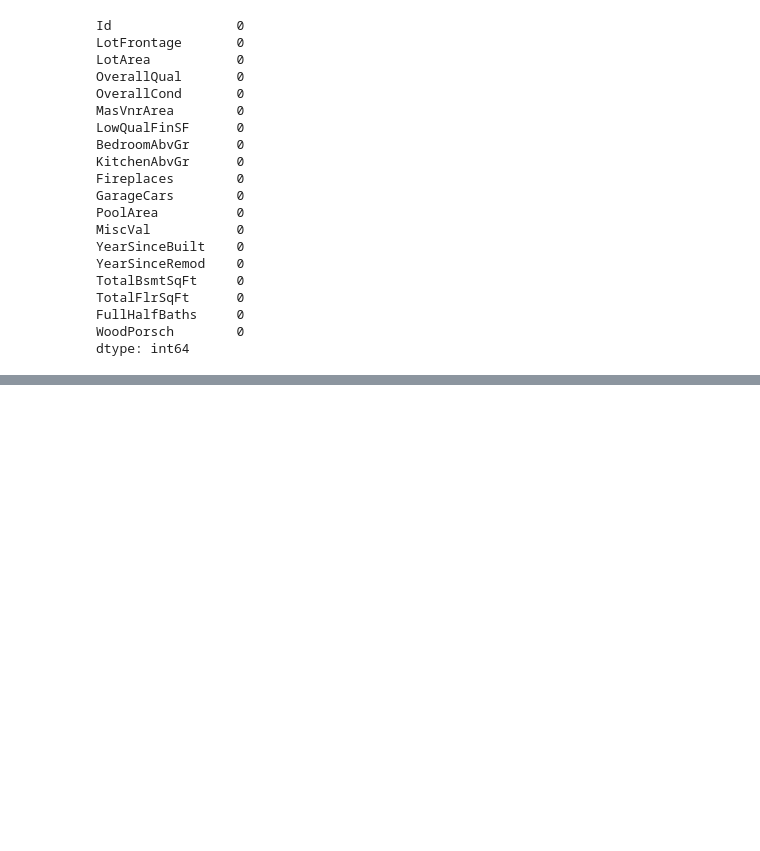
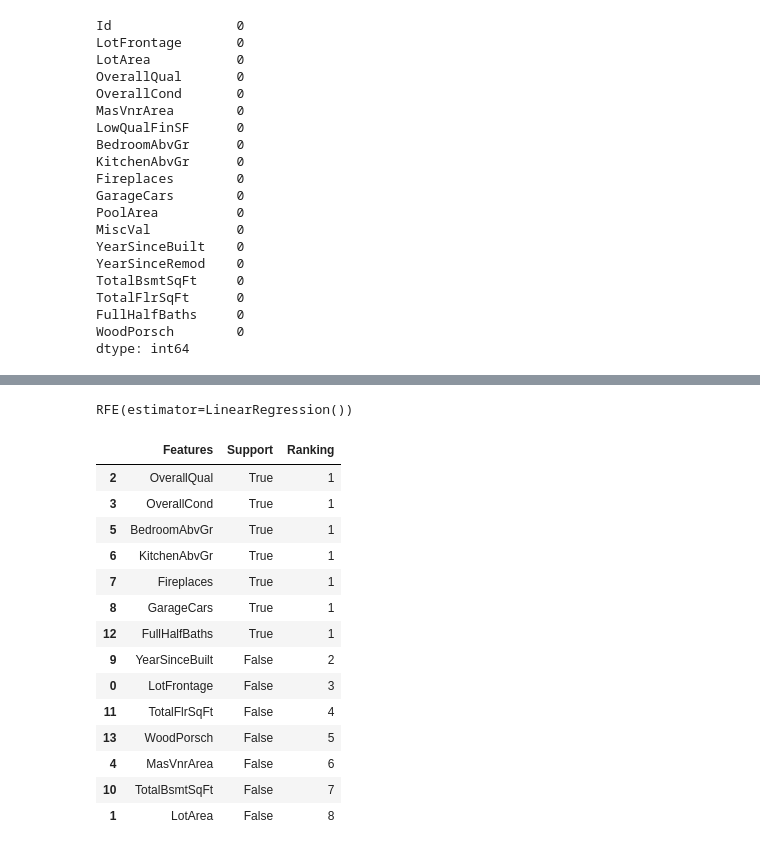
Before and after one commit to Anurag163/Kaggle--House-Prediction, a Jupyter notebook: House prediction Script.ipynb, the cells around one changed output, grey strips where cells are left out. Drawn from its saved outputs; the diff is of its cells as text; code cells hidden in the pictures; blank space fills up the shorter version.

```diff
--- a/House prediction Script.ipynb
+++ b/House prediction Script.ipynb
@@ -957,3 +958,29 @@ Y_pred_SalePrice_model2=model2.predict(X_test_model2_df)
 Y_pred_SalePrice_df_model2=X_test_model1_df_Id+Y_pred_SalePrice_model2
 Y_pred_SalePrice_df_model2.to_csv('/home/anuragverma/Desktop/Kaggle/Kaggle--House-Prediction/Predictions/Model2Preds.csv')
 #0.35108
+# %%
+rfe=RFE(model2)
+rfe.fit(X_train_model2_df,Y_train_SalePrice)
+# %% [output]
+RFE(estimator=LinearRegression())
+# %%
+a=list(zip(X_train_model2_df.columns,rfe.support_,rfe.ranking_))
+rfe_df=pd.DataFrame(a,columns=['Features','Support','Ranking'])
+rfe_df_sorted=rfe_df.sort_values(by='Ranking')
+rfe_df_sorted
+# %% [output]
+|  | Features | Support | Ranking |
+| 2 | OverallQual | True | 1 |
+| 3 | OverallCond | True | 1 |
+| 5 | BedroomAbvGr | True | 1 |
+| 6 | KitchenAbvGr | True | 1 |
+| 7 | Fireplaces | True | 1 |
+| 8 | GarageCars | True | 1 |
+| 12 | FullHalfBaths | True | 1 |
+| 9 | YearSinceBuilt | False | 2 |
+| 0 | LotFrontage | False | 3 |
+| 11 | TotalFlrSqFt | False | 4 |
+| 13 | WoodPorsch | False | 5 |
+| 4 | MasVnrArea | False | 6 |
+| 10 | TotalBsmtSqFt | False | 7 |
+| 1 | LotArea | False | 8 |
```
Also changed, not shown: parts of 1 cell of this notebook, 3 other files.
